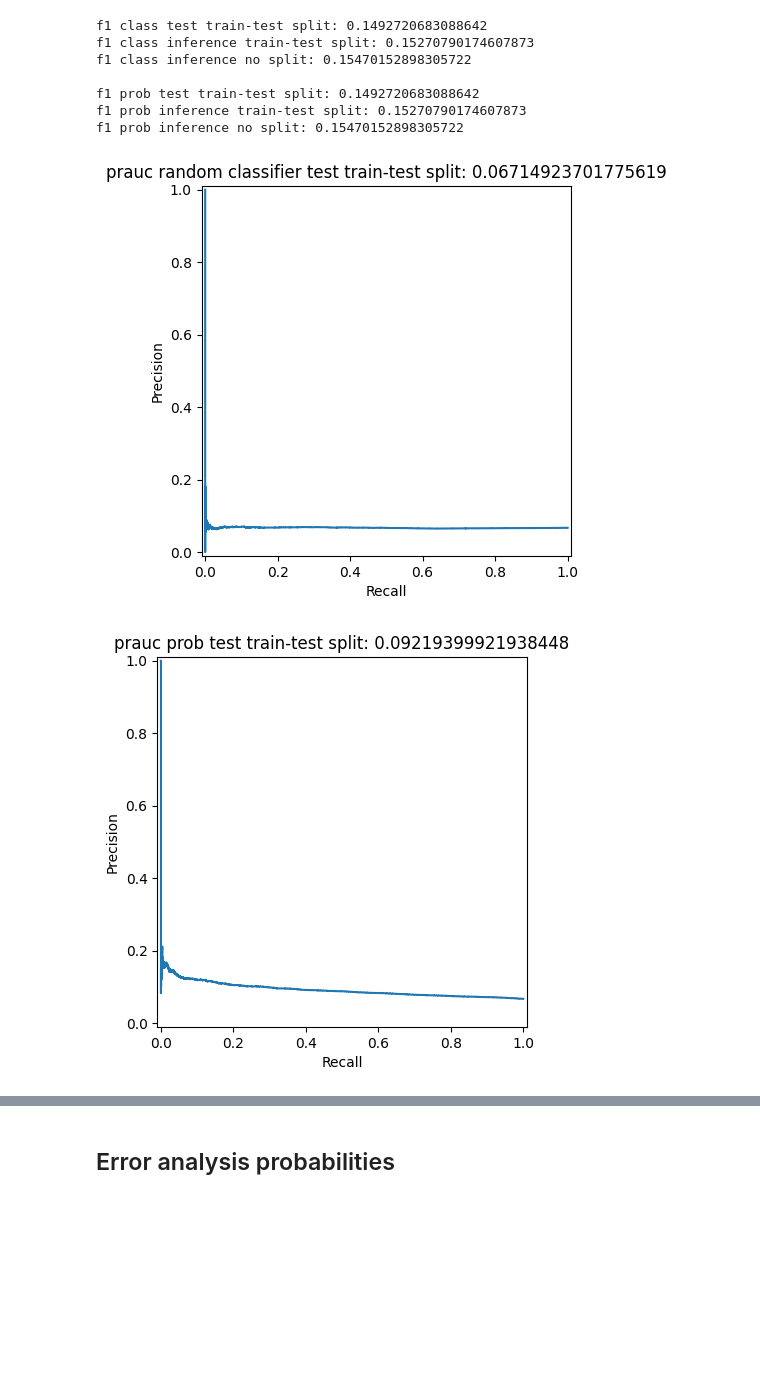
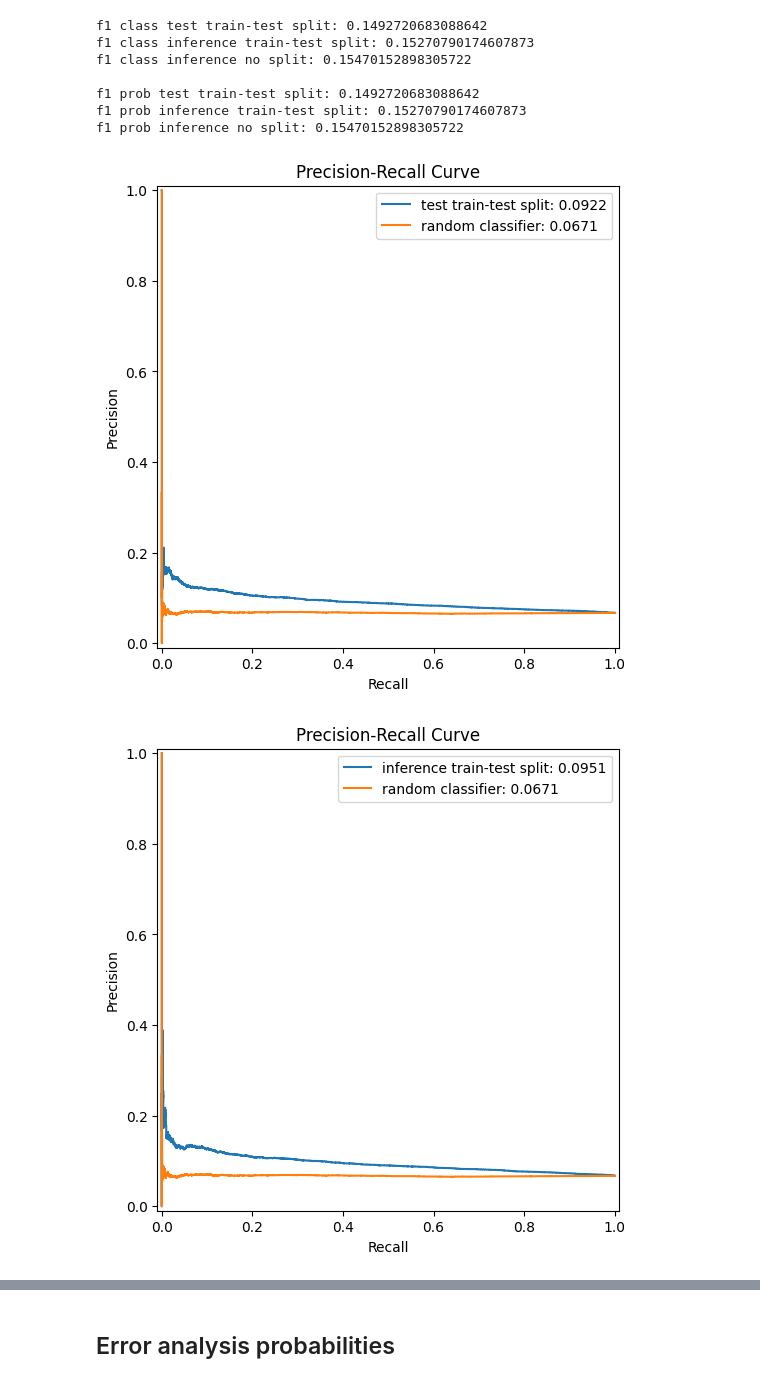
Before and after one commit to OphirTuretz/Y-DATA-Ninjas, a Jupyter notebook: notebooks/error_analysis_ophir.ipynb, the cells around one changed output, grey strips where cells are left out. Cells and saved outputs as stored; diff of their text form; code cells hidden in the pictures; blank space fills up the shorter version.

Commit message:
updated PR curves

```diff
--- a/notebooks/error_analysis_ophir.ipynb
+++ b/notebooks/error_analysis_ophir.ipynb
@@ -174,22 +174,31 @@ f1 prob inference no split: 0.15470152898305722
 # %%
 np.random.seed(42)
 
 y_trues = [p_s_p_t.is_click, p_s_p_t.is_click, y_i.is_click, y_i.is_click]
 y_scores = [np.random.rand(len(p_s_p_t.index)), p_s_p_t.is_click_predicted, p_s_p_i.is_click_predicted, p_ns_p_i.is_click_predicted]
 results_labels = ["random classifier test train-test split",
-                  "prob test train-test split",
-                  "prob inference train-test split",
-                  "prob inference no split",
+                  "test train-test split",
+                  "inference train-test split",
+                  "inference no split",
                   ]
 
-for y_true, y_score, label in zip(y_trues, y_scores, results_labels):
+precision_random, recall_random, thresholds_random = precision_recall_curve(y_trues[0], y_scores[0])
+pr_auc_random = auc(recall_random, precision_random)
+disp_random = PrecisionRecallDisplay(precision=precision_random, recall=recall_random)
+
+for y_true, y_score, label in zip(y_trues[1:], y_scores[1:], results_labels[1:]):
+    plt.figure(figsize=(8, 6))
+    ax = plt.gca()
+
     precision, recall, thresholds = precision_recall_curve(y_true, y_score)
     pr_auc = auc(recall, precision)
     disp = PrecisionRecallDisplay(precision=precision, recall=recall)
-    disp.plot()
-    plt.title(f"prauc {label}: {pr_auc}")
+    disp.plot(label = f"{label}: {pr_auc:.4f}", ax = ax)
+    disp_random.plot(label = f"random classifier: {pr_auc_random:.4f}", ax = ax)
+    plt.legend()
+    plt.title(f"Precision-Recall Curve")
     plt.show()
     print()
 # %% [output]
-[figure, old version]
+[figure, new version]
-[figure, old version]
+[figure, new version]
```
Also changed, not shown: parts of 1 cell of this notebook.
